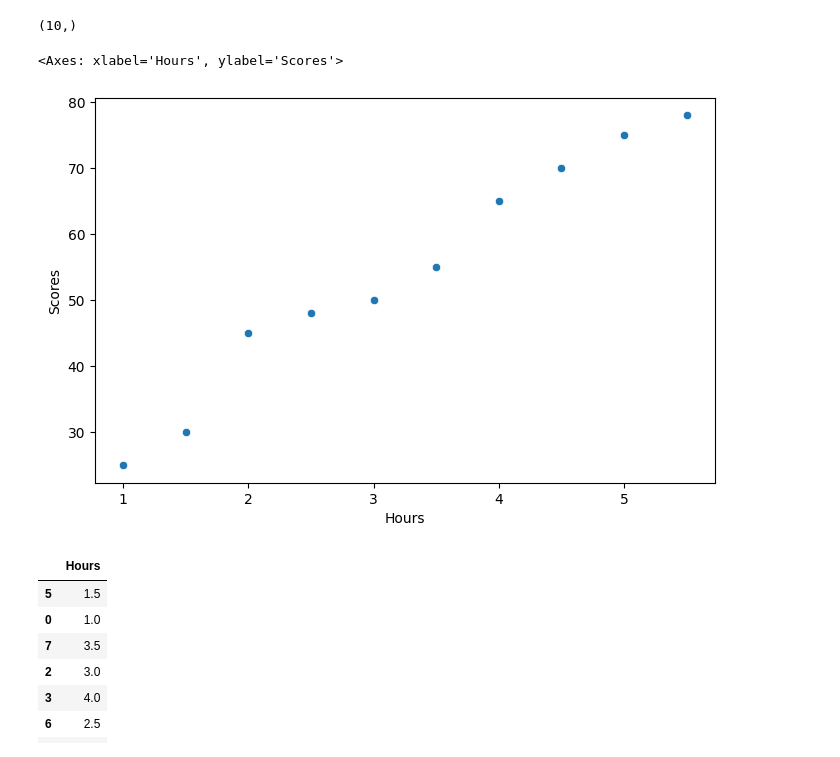
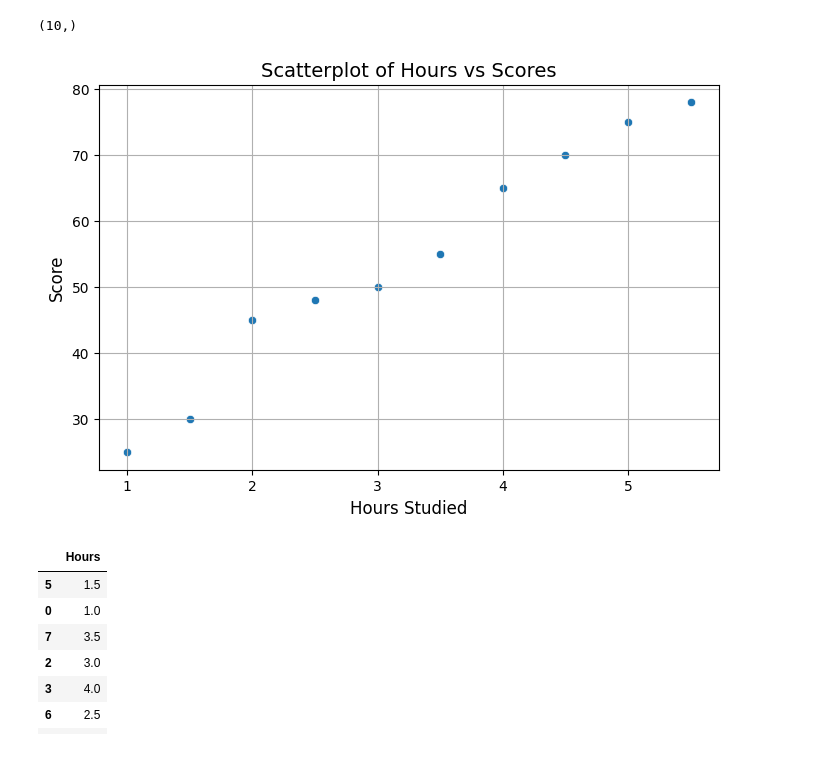
Before and after one commit to nenusudharshan/MACHINE-LEARNING, a Jupyter notebook: 01-linear-regression1.ipynb, the cells around one changed output. Drawn from its saved outputs; the diff is of its cells as text; code cells hidden in the pictures.

```diff
--- a/01-linear-regression1.ipynb
+++ b/01-linear-regression1.ipynb
@@ -72,9 +69,14 @@ y.shape
 (10,)
 # %%
 # 🎯 Visualizing the relationship between Hours and Scores
-plt.figure(figsize=(8,5))
-sns.scatterplot(x=df['Hours'],y=df['Scores'],data=df)
+# ✅ Visualizing the relationship between Hours and Scores
+plt.figure(figsize=(8, 5))
+sns.scatterplot(x='Hours', y='Scores', data=df)
+plt.title("Scatterplot of Hours vs Scores", fontsize=14)
+plt.xlabel("Hours Studied", fontsize=12)
+plt.ylabel("Score", fontsize=12)
+plt.grid(True)
+plt.show()
 # %% [output]
-<Axes: xlabel='Hours', ylabel='Scores'>
-[figure, old version]
+[figure, new version]
 # %%
```
Also changed, not shown: parts of 7 cells of this notebook.
